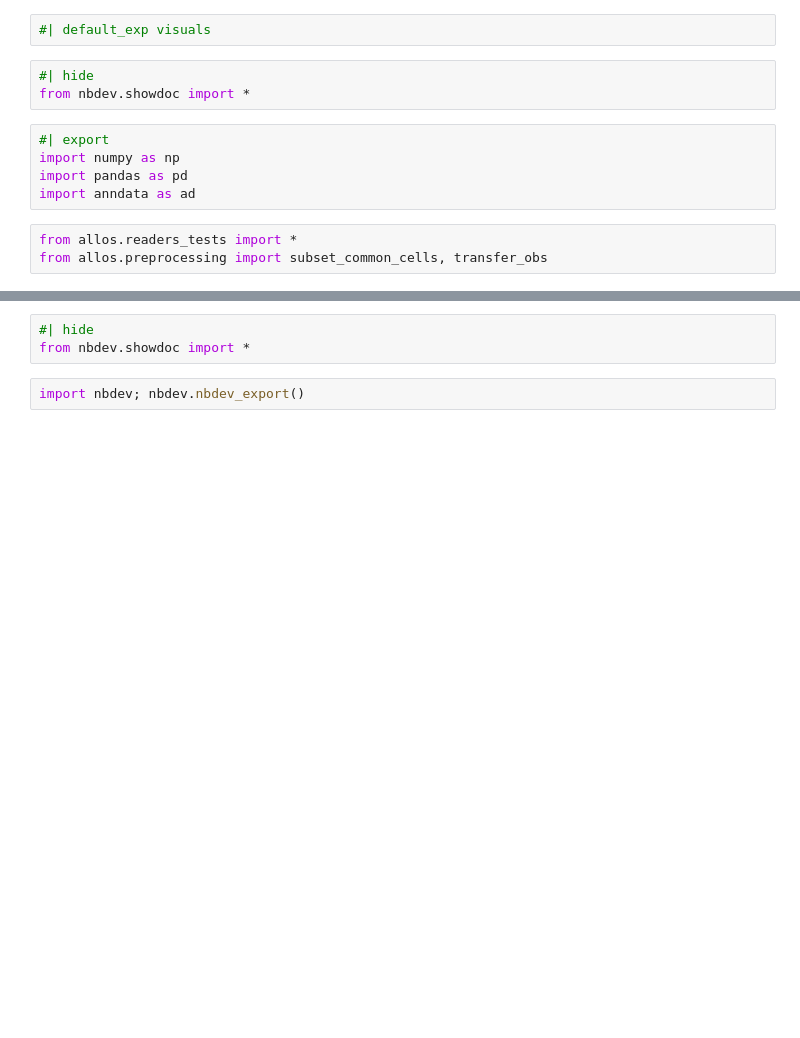
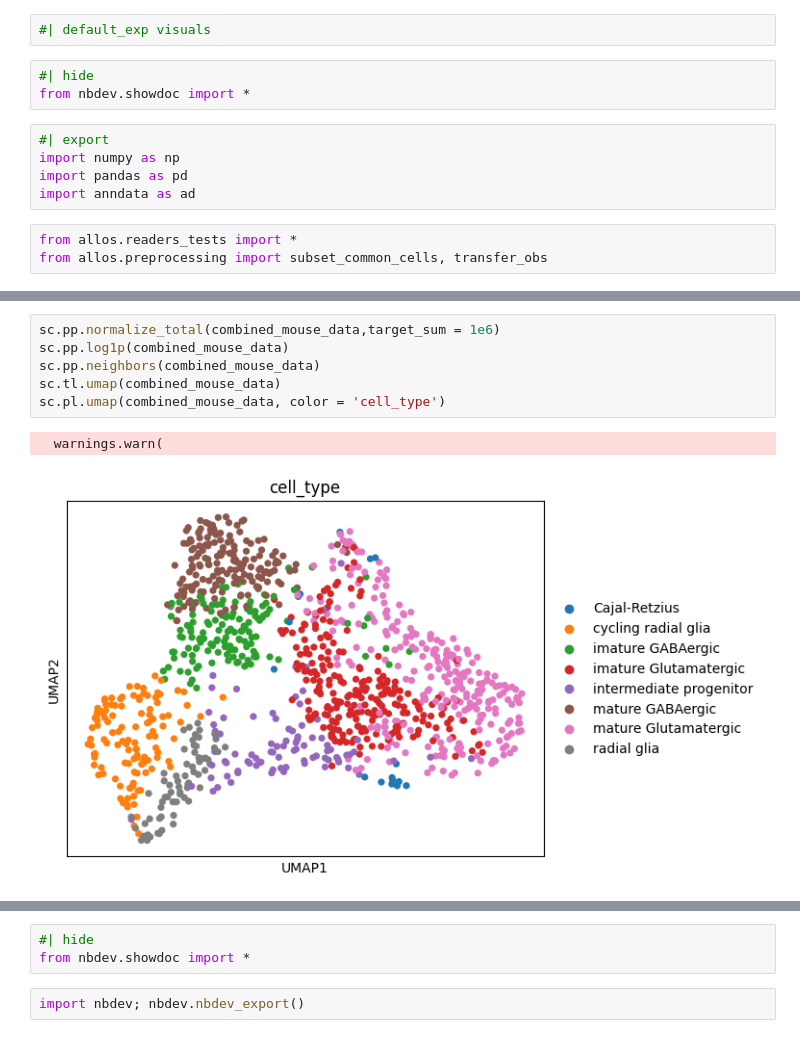
Before and after one commit to cobioda/allos, a Jupyter notebook: nbs/008_visuals.ipynb, the cells around one changed output, grey strips where cells are left out. Drawn from its saved outputs; the diff is of its cells as text; blank space fills up the shorter version.

```diff
--- a/nbs/008_visuals.ipynb
+++ b/nbs/008_visuals.ipynb
@@ -21,0 +46,9 @@ FileNotFoundError:
+# %%
+sc.pp.normalize_total(combined_mouse_data,target_sum = 1e6)
+sc.pp.log1p(combined_mouse_data)
+sc.pp.neighbors(combined_mouse_data)
+sc.tl.umap(combined_mouse_data)
+sc.pl.umap(combined_mouse_data, color = 'cell_type')
+# %% [output]
+  warnings.warn(
+[figure, added]
```
Also changed, not shown: parts of 11 cells of this notebook, 2 other files.
